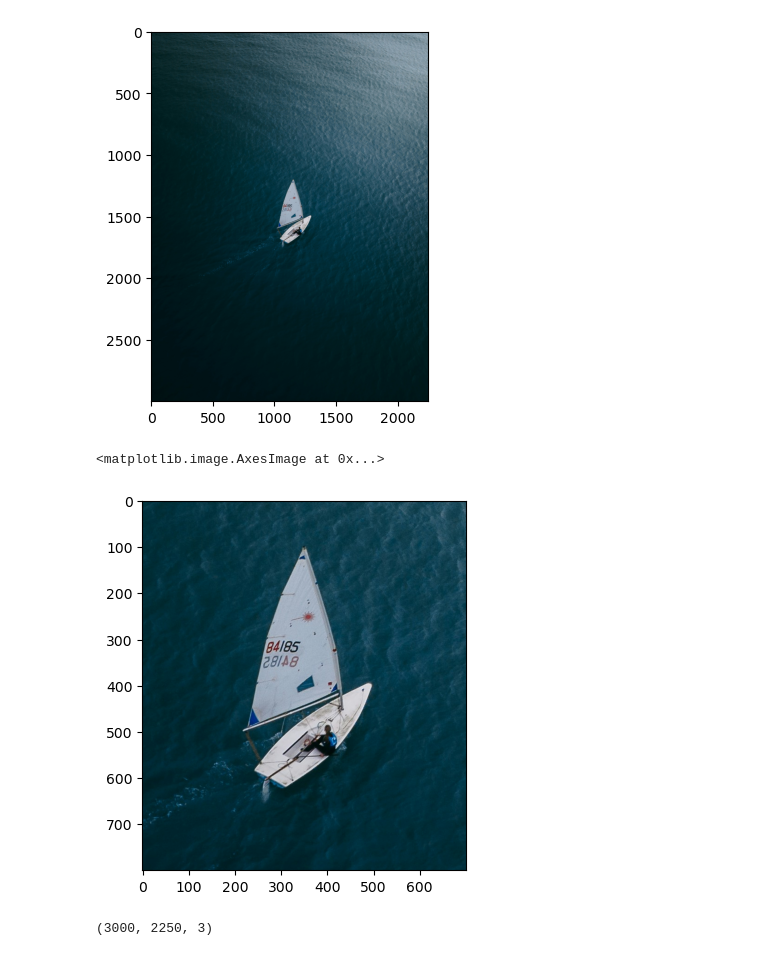
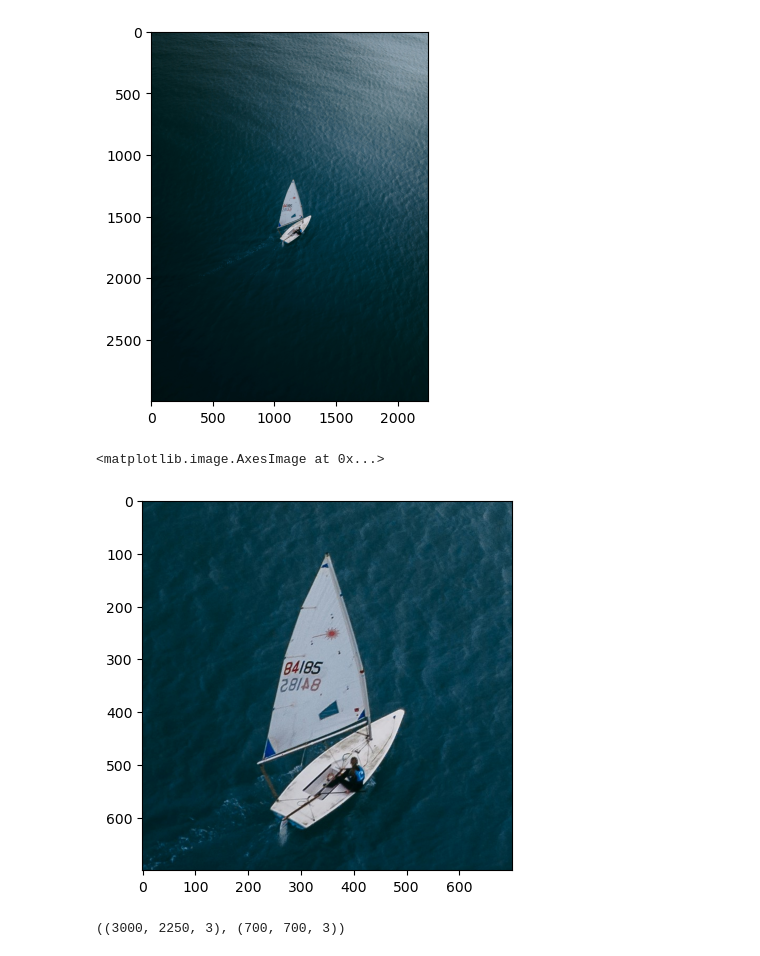
Before and after one commit to gouherdanish/image_processing_concepts, a Jupyter notebook: 1_image_manipulations.ipynb, the cells around one changed output. Saved outputs shown, nothing was run; the diff lists cells and outputs as text; code cells hidden in the pictures.

Commit message:
More image Manipulations added to Notebook 1

```diff
--- a/1_image_manipulations.ipynb
+++ b/1_image_manipulations.ipynb
@@ -61,12 +61,12 @@ plt.imshow(img_rgb)
 <matplotlib.image.AxesImage at 0x...>
 [figure]
 # %%
-img_cropped = img_rgb[1100:1900,800:1500]
+img_cropped = img_rgb[1100:1800,800:1500]
 plt.imshow(img_cropped)
 # %% [output]
 <matplotlib.image.AxesImage at 0x...>
-[figure, old version]
+[figure, new version]
 # %%
-img_rgb.shape
+img_rgb.shape, img_cropped.shape
 # %% [output]
-(3000, 2250, 3)
+((3000, 2250, 3), (700, 700, 3))
```
Also changed, not shown: parts of 17 cells of this notebook.
